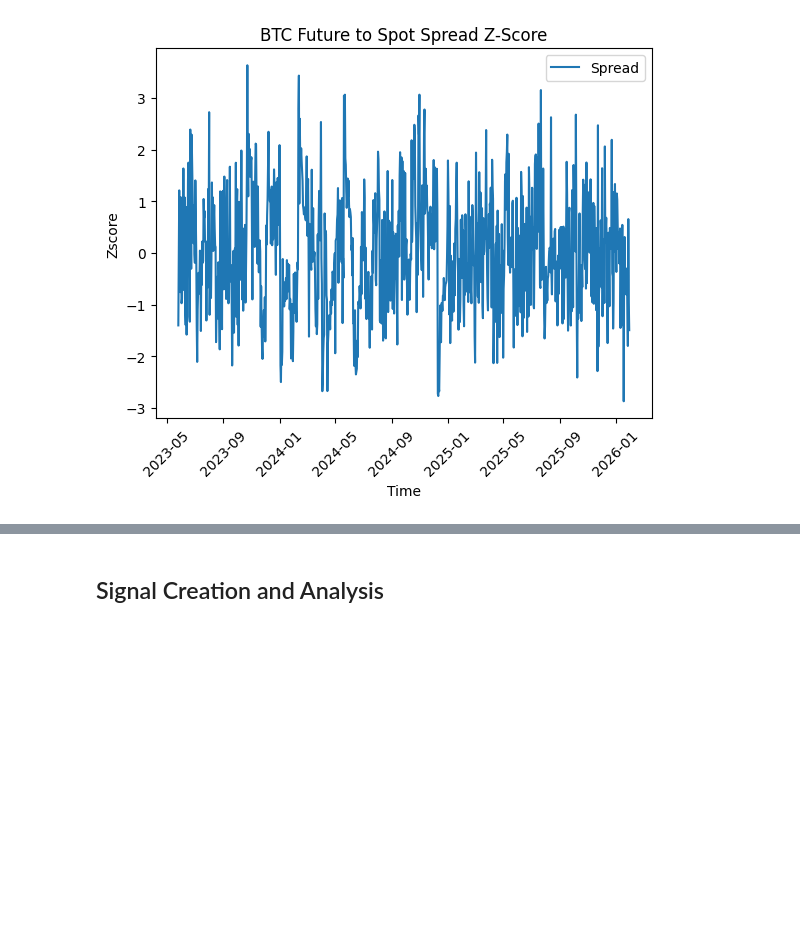
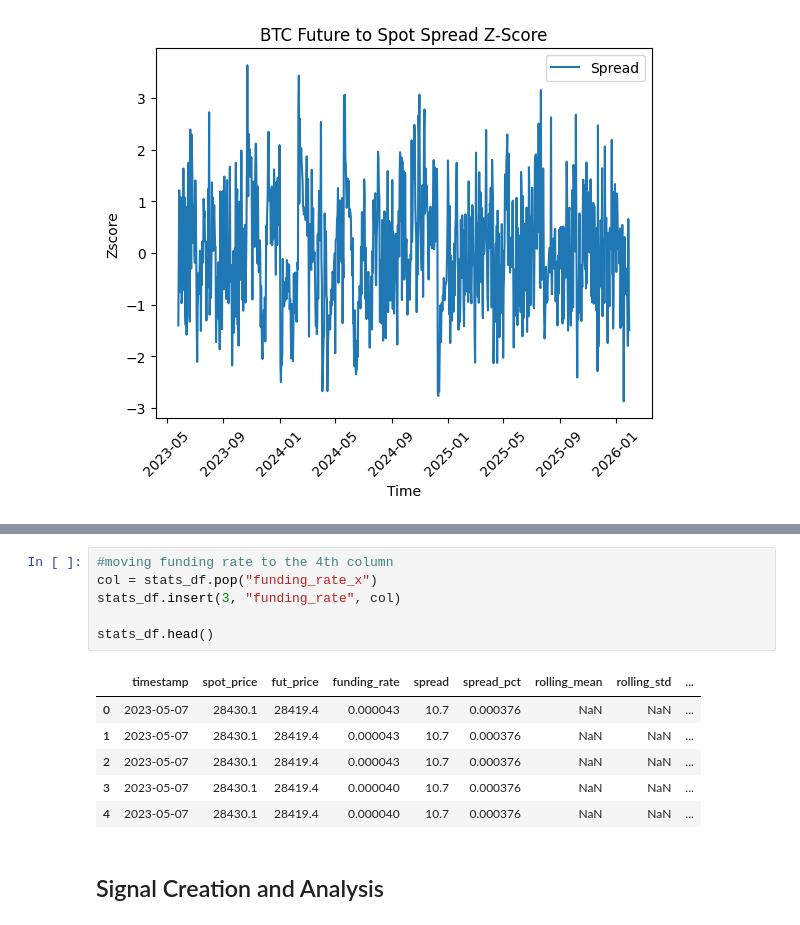
Before and after one commit to eaarowolo25/btc_spot_perp_meanreversion, a Jupyter notebook: notebooks/model.ipynb, the cells around one changed output, grey strips where cells are left out. Cells and saved outputs as stored; diff of their text form; blank space fills up the shorter version.

```diff
--- a/notebooks/model.ipynb
+++ b/notebooks/model.ipynb
@@ -245,3 +394,16 @@ plt.show()
+# %%
+#moving funding rate to the 4th column
+col = stats_df.pop("funding_rate_x")
+stats_df.insert(3, "funding_rate", col)
+
+stats_df.head()
+# %% [output]
+|  | timestamp | spot_price | fut_price | funding_rate | spread | spread_pct | rolling_mean | rolling_std | ... |
+| 0 | 2023-05-07 | 28430.1 | 28419.4 | 0.000043 | 10.7 | 0.000376 | NaN | NaN | ... |
+| 1 | 2023-05-07 | 28430.1 | 28419.4 | 0.000043 | 10.7 | 0.000376 | NaN | NaN | ... |
+| 2 | 2023-05-07 | 28430.1 | 28419.4 | 0.000043 | 10.7 | 0.000376 | NaN | NaN | ... |
+| 3 | 2023-05-07 | 28430.1 | 28419.4 | 0.000040 | 10.7 | 0.000376 | NaN | NaN | ... |
+| 4 | 2023-05-07 | 28430.1 | 28419.4 | 0.000040 | 10.7 | 0.000376 | NaN | NaN | ... |
 # %% [markdown]
 ## Signal Creation and Analysis
 # %%
```
Also changed, not shown: parts of 16 cells of this notebook.
